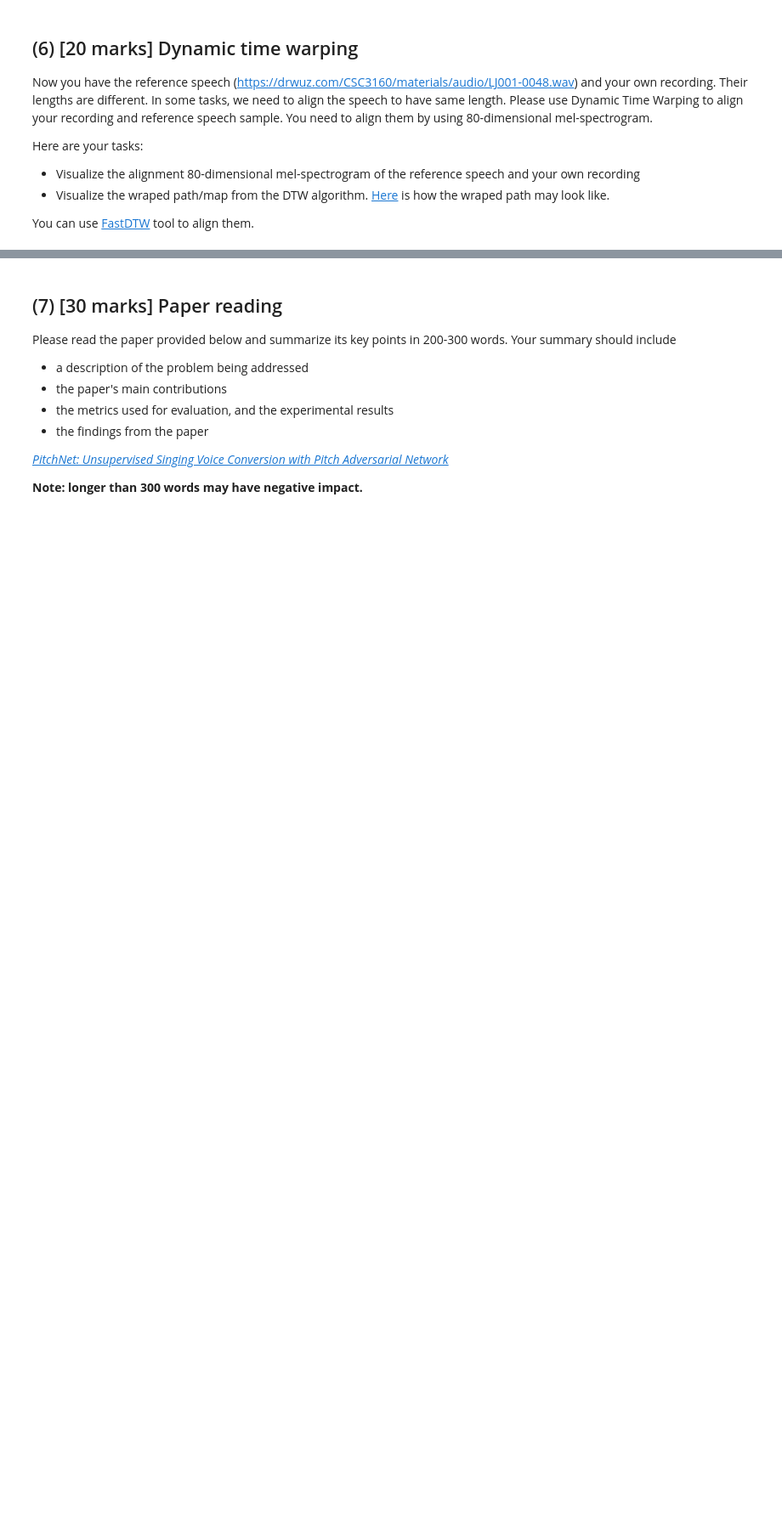
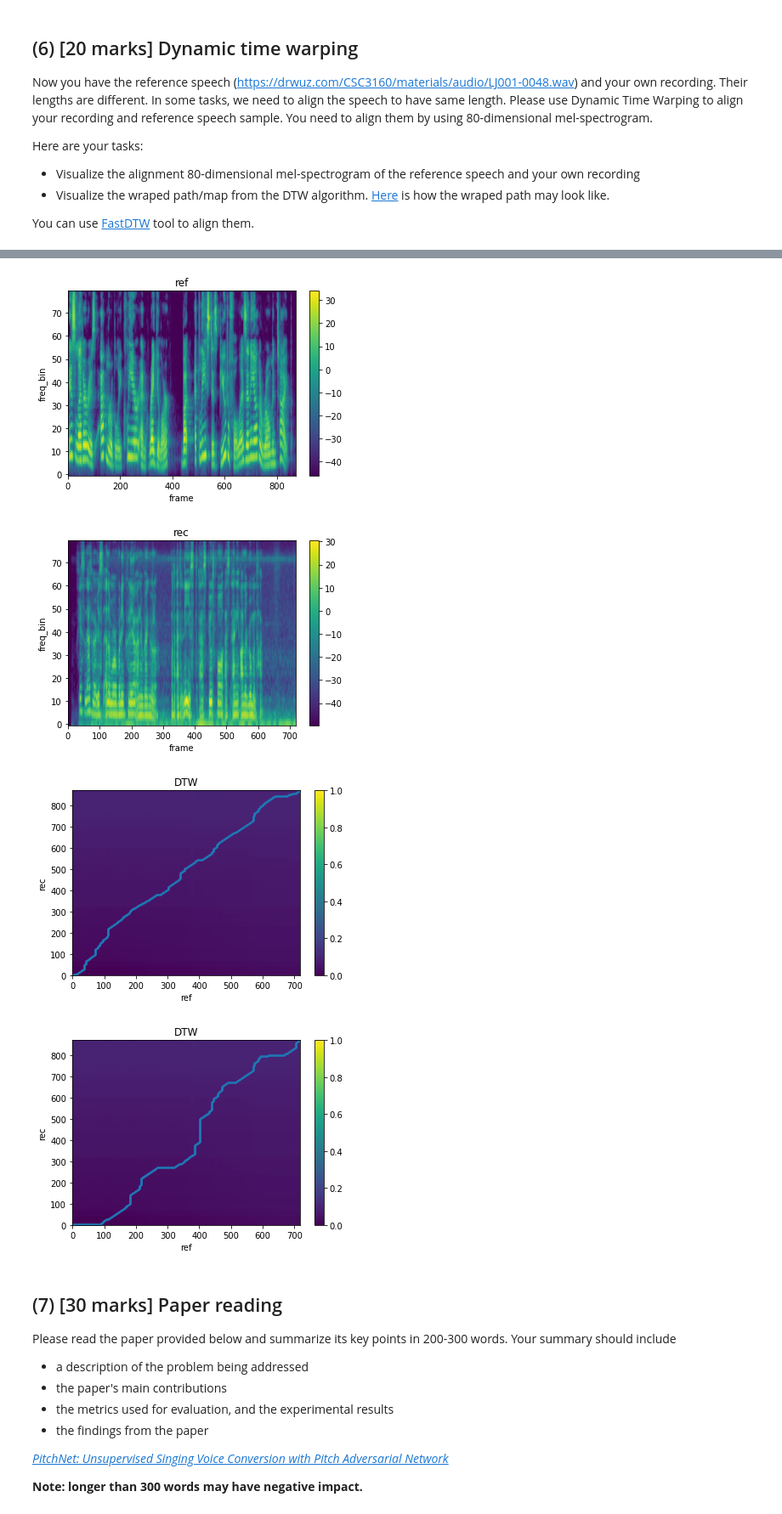
Before and after one commit to SakanaTakina/CSC3160, a Jupyter notebook: assignment_1.ipynb, the cells around one changed output, grey strips where cells are left out. Shown at 85% size. Saved outputs shown, nothing was run; the diff lists cells and outputs as text; code cells hidden in the pictures; blank space fills up the shorter version.

```diff
--- a/assignment_1.ipynb
+++ b/assignment_1.ipynb
@@ -242,3 +457,81 @@ You can use [FastDTW](https://github.com/slaypni/fastdtw) tool to align them.
+# %%
+import numpy as np
+from scipy.spatial.distance import euclidean
+from fastdtw import fastdtw
+
+import torchaudio
+import matplotlib.pyplot as plt
+import torchaudio.functional as F
+import torchaudio.transforms as T
+import librosa
+
+target_sample_rate = 16000
+n_fft = 1024
+n_mels = 80
+win_length = (int(target_sample_rate * 0.03))
+hop_length = int(target_sample_rate * 0.01)
+
+# a function to plot spectrogram
+def plot_spectrogram(specgram, title=None, ylabel="freq_bin"):
+    fig, axs = plt.subplots(1, 1)
+    axs.set_title(title or "Spectrogram (db)")
+    axs.set_ylabel(ylabel)
+    axs.set_xlabel("frame")
+    im = axs.imshow(librosa.power_to_db(specgram), origin="lower", aspect="auto")
+    fig.colorbar(im, ax=axs)
+    plt.show(block=False)
+
+# Load audio
+
+ref_waveform, ref_sample_rate = torchaudio.load("LJ001-0048.wav")
+rec_waveform, rec_sample_rate = torchaudio.load("own.wav")
+
+# Get 80-dimensional mel-spectrogram
+
+ref_mel_spectrogram = T.MelSpectrogram(n_fft=n_fft, sample_rate=target_sample_rate, n_mels=n_mels, win_length=win_length, hop_length=hop_length)(ref_waveform)
+rec_mel_spectrogram = T.MelSpectrogram(n_fft=n_fft, sample_rate=target_sample_rate, n_mels=n_mels, win_length=win_length, hop_length=hop_length)(rec_waveform)
+
+# Get DTW path
+distance, path = fastdtw(ref_mel_spectrogram[0,:,:].T, rec_mel_spectrogram[0,:,:].T, dist=euclidean)
+
+dtw_matrix, dtw_path = librosa.sequence.dtw(ref_mel_spectrogram[0], rec_mel_spectrogram[0])
+
+plot_spectrogram(ref_mel_spectrogram[0], "ref")
+plot_spectrogram(rec_mel_spectrogram[0], "rec")
+
+# Visualize the wrapped path/map
+
+path_i = []
+path_j = []
+for i in range(len(path)):
+  path_i.append(path[i][0])
+  path_j.append(path[i][1])
+plt.figure()
+plt.imshow(dtw_matrix,origin='lower',interpolation='none',aspect='auto')
+plt.clim([dtw_matrix[0,0],10.*dtw_matrix[dtw_matrix.shape[0]-1,dtw_matrix.shape[1]-1]])
+plt.scatter(path_j, path_i, s=1)
+plt.xlabel('ref')
+plt.ylabel('rec')
+plt.title('DTW')
+plt.colorbar()
+plt.show()
+
+plt.figure()
+plt.imshow(dtw_matrix,origin='lower',interpolation='none',aspect='auto')
+plt.clim([dtw_matrix[0,0],10.*dtw_matrix[dtw_matrix.shape[0]-1,dtw_matrix.shape[1]-1]])
+plt.scatter(dtw_path[:,1], dtw_path[:,0], s=1)
+plt.xlabel('ref')
+plt.ylabel('rec')
+plt.title('DTW')
+plt.colorbar()
+plt.show()
+
+# I don't know which DTW path is correct, or there is no unique answer?
+# %% [output]
+[figure, added]
+[figure, added]
+[figure, added]
+[figure, added]
 # %% [markdown]
 ## (7) [30 marks] Paper reading
 
```
Also changed, not shown: parts of 16 cells of this notebook.
